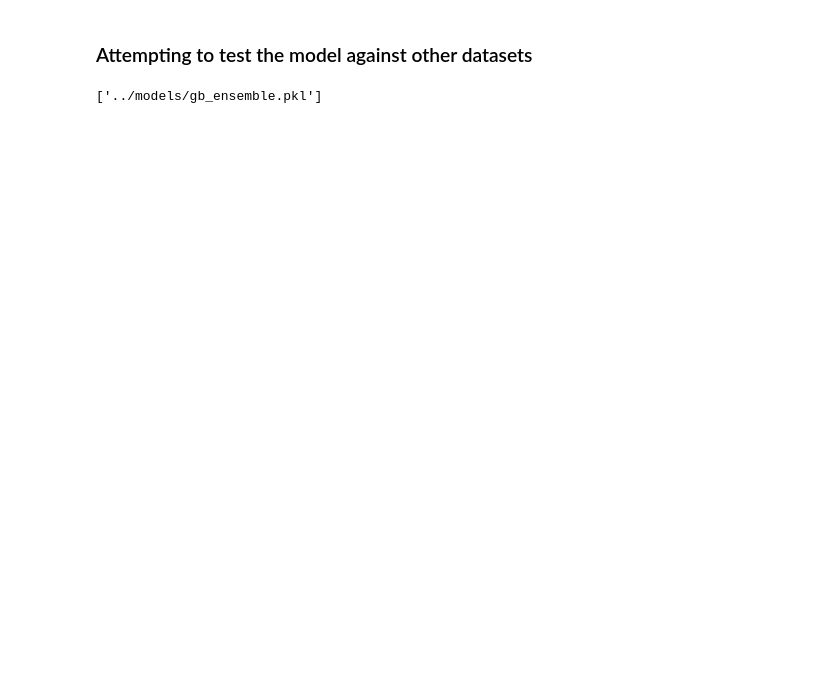
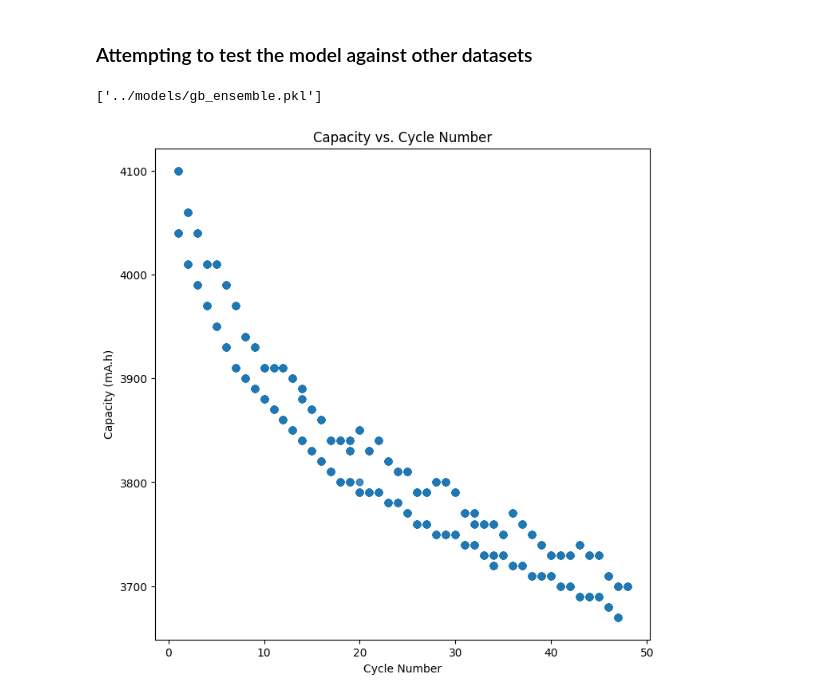
Before and after one commit to NithinJakrebet/eis-ml, a Jupyter notebook: notebooks/gradient_boosting.ipynb, the cells around one changed output. Saved outputs shown, nothing was run; the diff lists cells and outputs as text; code cells hidden in the pictures; blank space fills up the shorter version.

```diff
--- a/notebooks/gradient_boosting.ipynb
+++ b/notebooks/gradient_boosting.ipynb
@@ -306,6 +524,11 @@ joblib.dump(models, "../models/gb_ensemble.pkl")
 ['../models/gb_ensemble.pkl']
 # %%
 df = load_data("03-06-24", "A2.csv")
+df = df[(df['freq/Hz'] > 0.2) & (df['freq/Hz'] <= 20000)]
+
+plot_degradation(df)
+# %% [output]
+[figure, added]
 # %%
 # Build EIS data, action data, then combine to (X, y)
 eis_dict = build_eis_data_by_cycle(df)
```
Also changed, not shown: parts of 44 cells of this notebook, 4 other files.
